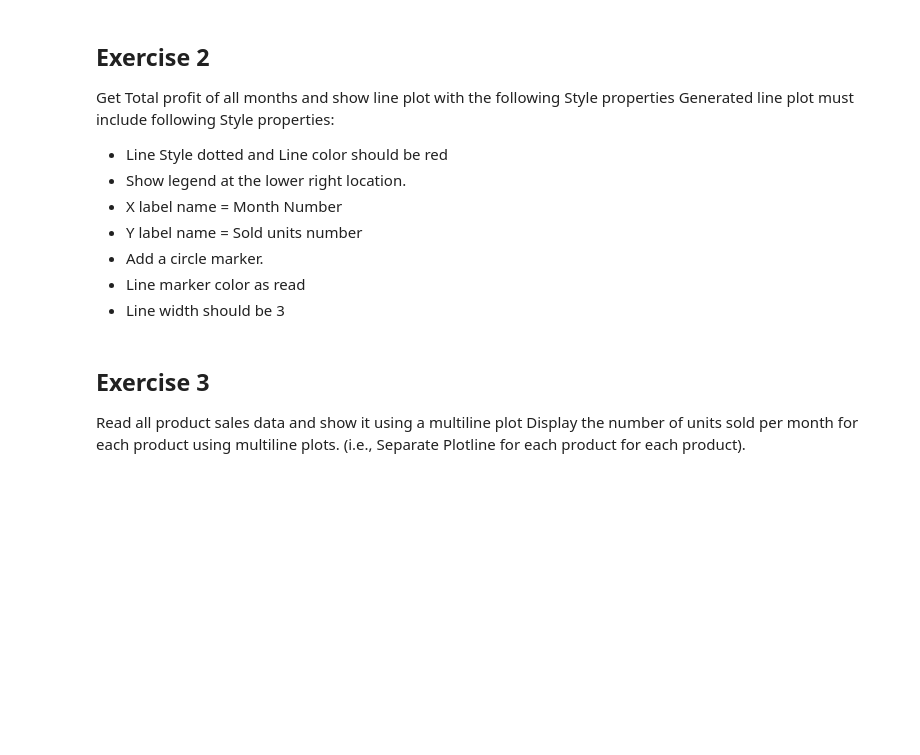
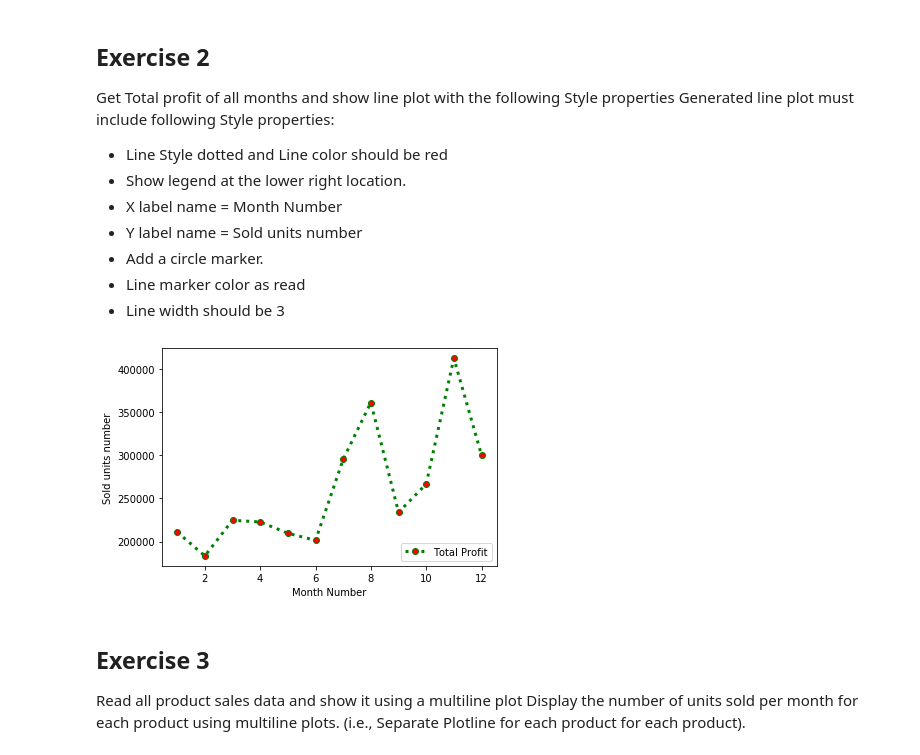
Before and after one commit to mrmarthy/DataScienceSS20, a Jupyter notebook: Exercises/1_b_MatplotLib.ipynb, the cells around one changed output. Saved outputs shown, nothing was run; the diff lists cells and outputs as text; code cells hidden in the pictures; blank space fills up the shorter version.

```diff
--- a/Exercises/1_b_MatplotLib.ipynb
+++ b/Exercises/1_b_MatplotLib.ipynb
@@ -52,6 +68,19 @@ Generated line plot must include following Style properties:
 * Add a circle marker.
 * Line marker color as read
 * Line width should be 3
+# %%
+fig = plt.figure()
+ax = plt.axes()
+
+x = data.month_number
+ax.plot(x, data.total_profit, ':g', label="Total Profit", marker='o', markerfacecolor="red", linewidth=3);
+
+plt.xlabel('Month Number')
+plt.ylabel('Sold units number')
+
+ax.legend(loc='lower right');
+# %% [output]
+[figure, added]
 # %% [markdown]
 ## Exercise 3
 Read all product sales data and show it  using a multiline plot
```
Also changed, not shown: parts of 9 cells of this notebook.
